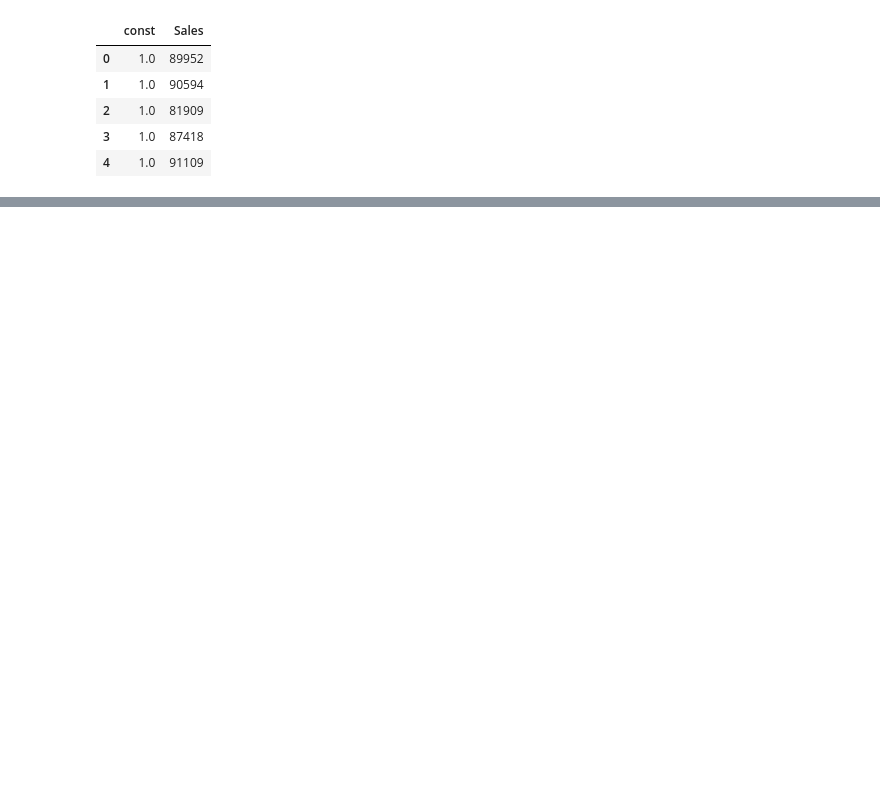
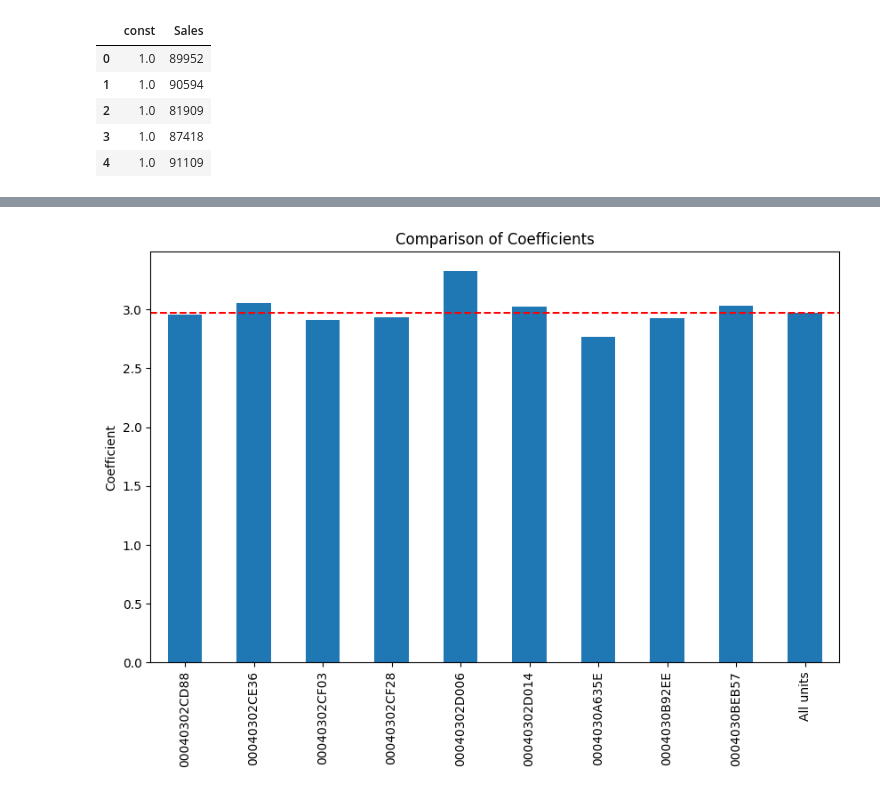
Before and after one commit to aaditkamat/QMB6945-RMS-Project, a Jupyter notebook: Linear Regression.ipynb, the cells around one changed output, grey strips where cells are left out. Saved outputs shown, nothing was run; the diff lists cells and outputs as text; code cells hidden in the pictures; blank space fills up the shorter version.

```diff
--- a/Linear Regression.ipynb
+++ b/Linear Regression.ipynb
@@ -128,0 +199,4 @@ strong multicollinearity or other numerical problems.
+# %%
+# Define the independent and dependent variables
+X = df[['Sales'] + list(dummy_units.columns)]
+y = df['Average Daily Cost']
@@ -128,0 +328,29 @@ strong multicollinearity or other numerical problems.
+# %%
+# Fit a linear regression model for all data points
+Y_all = df['Average Daily Cost']
+X_all = df['Sales']
+X_all = sm.add_constant(X_all)
+model_all = sm.OLS(Y_all, X_all)
+result_all = model_all.fit()
+
+# Get the coefficient from the model fitted on all data points
+coef_all = result_all.params['Sales']
+
+# Get the coefficients for each unit
+coefs_units = {unit: result.params['Sales'] for unit, result in results.items()}
+
+# Add the coefficient from the model fitted on all data points to the dictionary
+coefs_units['All units'] = coef_all
+
+# Convert the dictionary to a pandas Series for easy plotting
+coef_series = pd.Series(coefs_units)
+
+# Plot the coefficients
+plt.figure(figsize=(10, 6))
+coef_series.plot(kind='bar')
+plt.axhline(y=coef_all, color='r', linestyle='--')
+plt.ylabel('Coefficient')
+plt.title('Comparison of Coefficients')
+plt.show()
+# %% [output]
+[figure, added]
```
Also changed, not shown: parts of 33 cells of this notebook, 1 other file.
